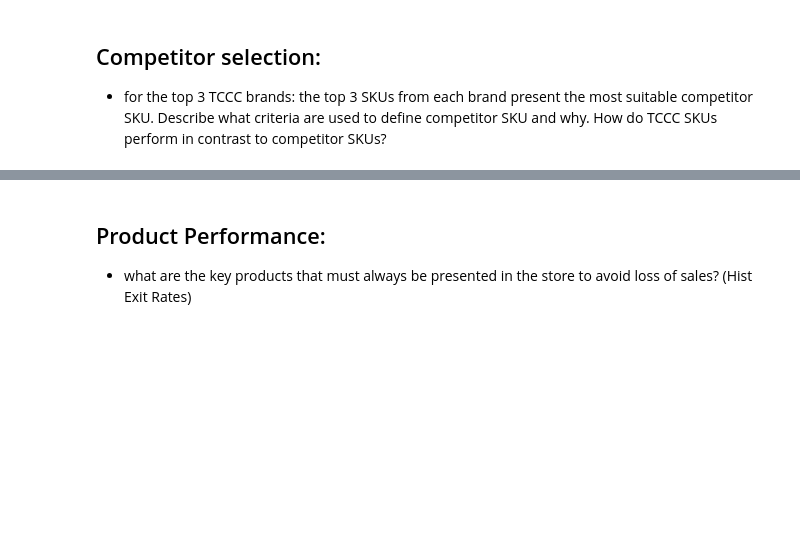
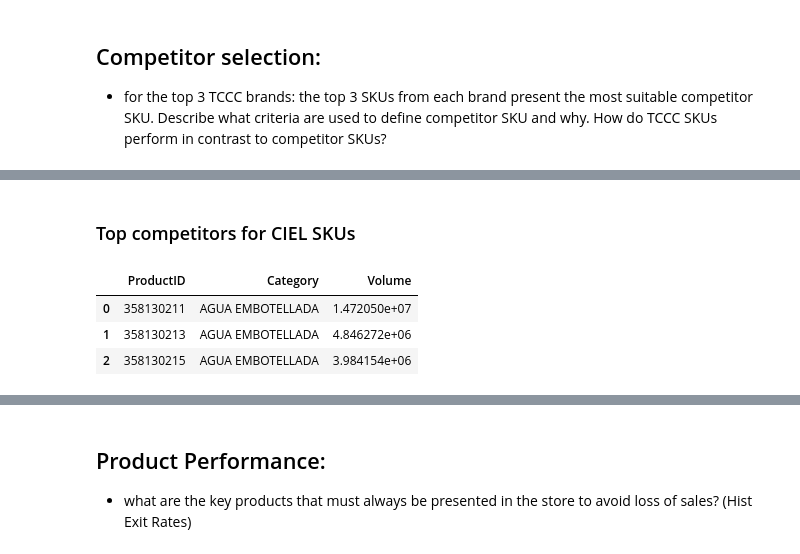
Before and after one commit to BRomanchuk/products-metrics, a Jupyter notebook: eda_products.ipynb, the cells around one changed output, grey strips where cells are left out. Saved outputs shown, nothing was run; the diff lists cells and outputs as text; code cells hidden in the pictures; blank space fills up the shorter version.

```diff
--- a/eda_products.ipynb
+++ b/eda_products.ipynb
@@ -173,0 +247,9 @@ Describe what criteria are used to define competitor SKU and why. How do TCCC SK
+# %% [markdown]
+### Top competitors for CIEL SKUs
+# %%
+tccc_top_products['CIEL']
+# %% [output]
+|  | ProductID | Category | Volume |
+| 0 | 358130211 | AGUA EMBOTELLADA | 1.472050e+07 |
+| 1 | 358130213 | AGUA EMBOTELLADA | 4.846272e+06 |
+| 2 | 358130215 | AGUA EMBOTELLADA | 3.984154e+06 |
```
Also changed, not shown: parts of 22 cells of this notebook.
